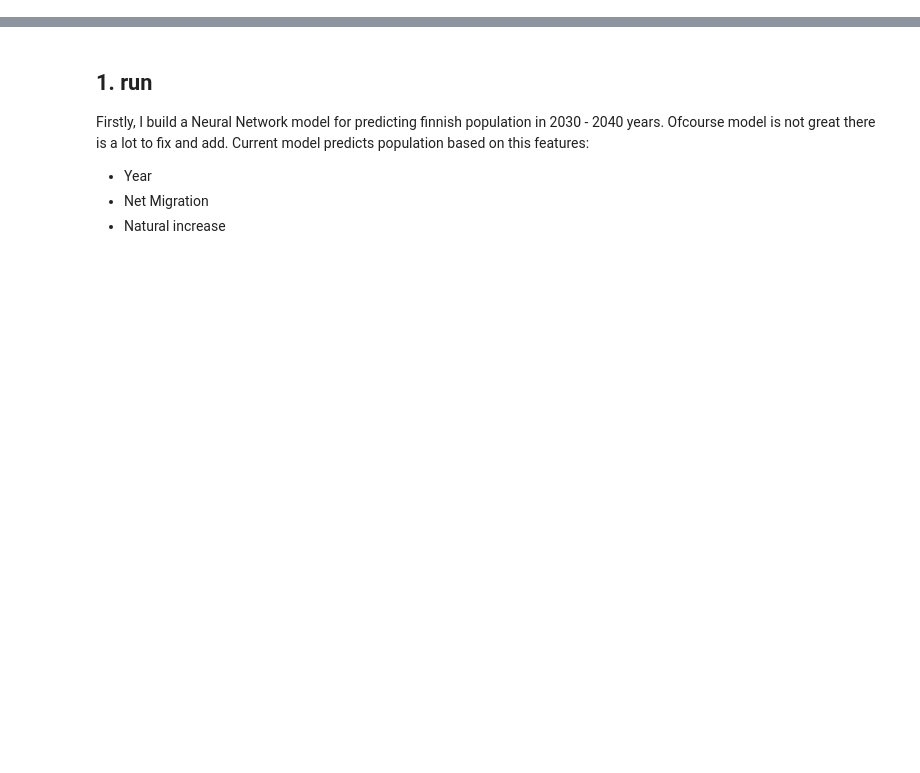
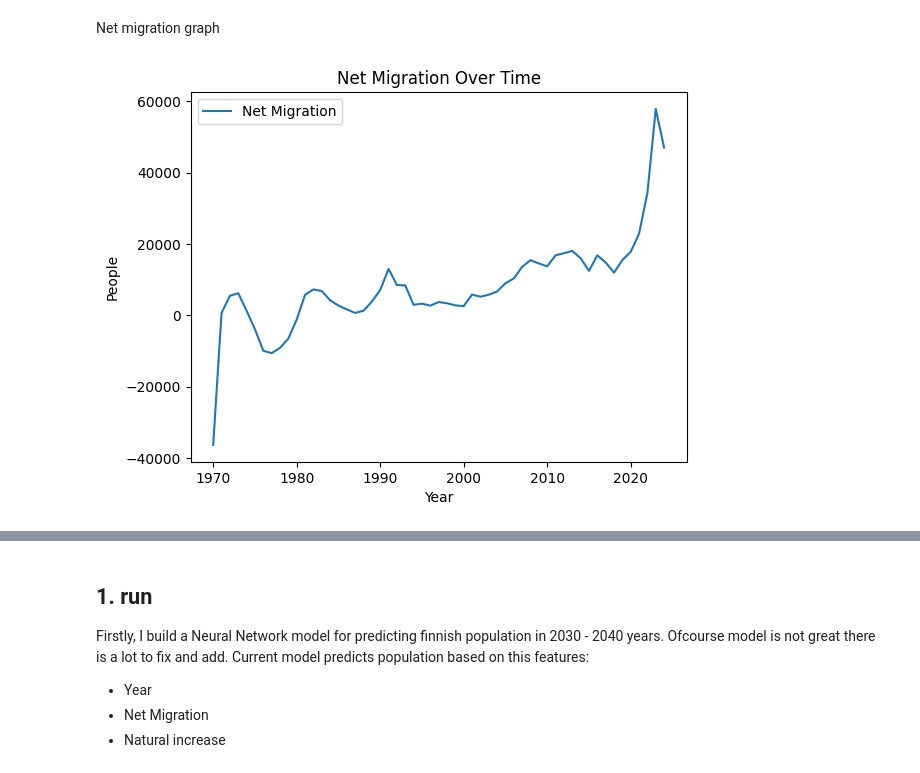
Before and after one commit to Rolands-Prohorovs/Machine-Learning, a Jupyter notebook: Population shifts in Finland/model4.ipynb, the cells around one changed output, grey strips where cells are left out. Drawn from its saved outputs; the diff is of its cells as text; code cells hidden in the pictures; blank space fills up the shorter version.

```diff
--- a/Population shifts in Finland/model4.ipynb
+++ b/Population shifts in Finland/model4.ipynb
@@ -0,0 +51,12 @@
+# %% [markdown]
+Net migration graph
+# %%
+plt.figure()
+plt.plot(df["Year"], df["Net migration"], label="Net Migration")
+plt.xlabel("Year")
+plt.ylabel("People")
+plt.title("Net Migration Over Time")
+plt.legend()
+plt.show()
+# %% [output]
+[figure, added]
```
Also changed, not shown: parts of 29 cells of this notebook, 3 other files.
